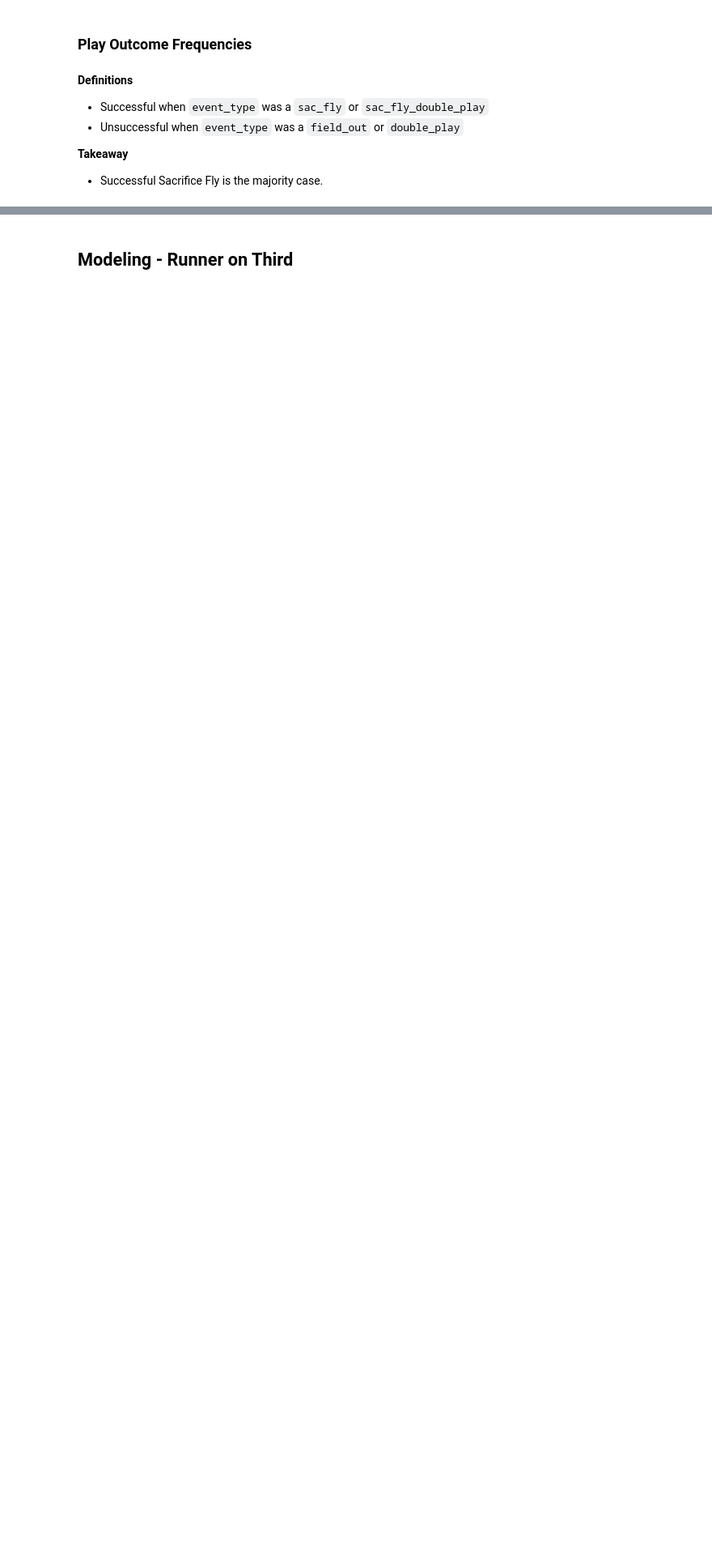
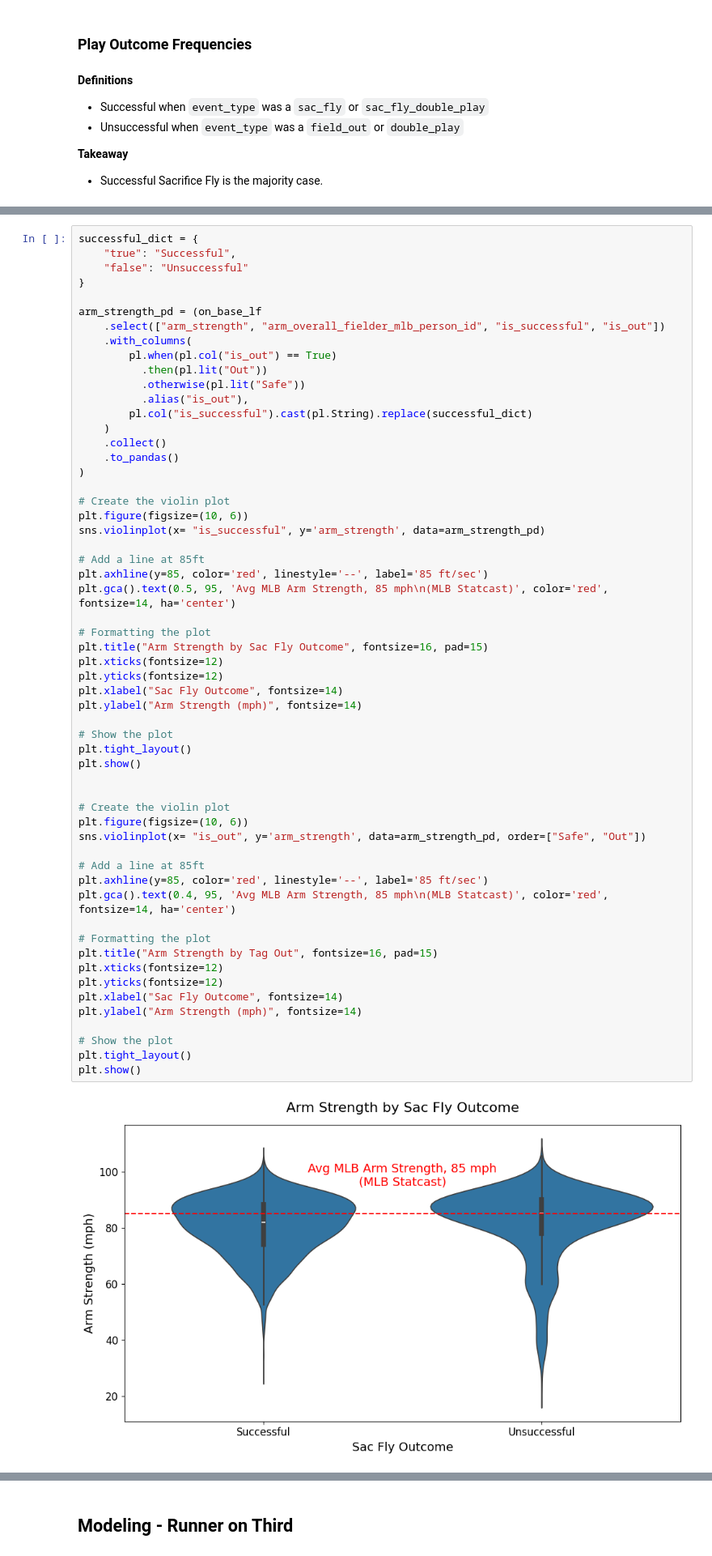
Before and after one commit to Dodgers-Capstone/Sacrifice-Fly-Modeling, a Jupyter notebook: notebooks/1_master.ipynb, the cells around one changed output, grey strips where cells are left out. Shown at 81% size. Drawn from its saved outputs; the diff is of its cells as text; blank space fills up the shorter version.

```diff
--- a/notebooks/1_master.ipynb
+++ b/notebooks/1_master.ipynb
@@ -129,0 +238,59 @@ plt.show()
+# %%
+successful_dict = {
+    "true": "Successful",
+    "false": "Unsuccessful"
+}
+
+arm_strength_pd = (on_base_lf
+    .select(["arm_strength", "arm_overall_fielder_mlb_person_id", "is_successful", "is_out"])
+    .with_columns(
+        pl.when(pl.col("is_out") == True)
+          .then(pl.lit("Out"))
+          .otherwise(pl.lit("Safe"))
+          .alias("is_out"),
+        pl.col("is_successful").cast(pl.String).replace(successful_dict)
+    )
+    .collect()
+    .to_pandas()
+)
+
+# Create the violin plot
+plt.figure(figsize=(10, 6))
+sns.violinplot(x= "is_successful", y='arm_strength', data=arm_strength_pd)
+
+# Add a line at 85ft
+plt.axhline(y=85, color='red', linestyle='--', label='85 ft/sec')
+plt.gca().text(0.5, 95, 'Avg MLB Arm Strength, 85 mph\n(MLB Statcast)', color='red', fontsize=14, ha='center')
+
+# Formatting the plot
+plt.title("Arm Strength by Sac Fly Outcome", fontsize=16, pad=15)
+plt.xticks(fontsize=12)
+plt.yticks(fontsize=12)
+plt.xlabel("Sac Fly Outcome", fontsize=14)
+plt.ylabel("Arm Strength (mph)", fontsize=14)
+
+# Show the plot
+plt.tight_layout()
+plt.show()
+
+
+# Create the violin plot
+plt.figure(figsize=(10, 6))
+sns.violinplot(x= "is_out", y='arm_strength', data=arm_strength_pd, order=["Safe", "Out"])
+
+# Add a line at 85ft
+plt.axhline(y=85, color='red', linestyle='--', label='85 ft/sec')
+plt.gca().text(0.4, 95, 'Avg MLB Arm Strength, 85 mph\n(MLB Statcast)', color='red', fontsize=14, ha='center')
+
+# Formatting the plot
+plt.title("Arm Strength by Tag Out", fontsize=16, pad=15)
+plt.xticks(fontsize=12)
+plt.yticks(fontsize=12)
+plt.xlabel("Sac Fly Outcome", fontsize=14)
+plt.ylabel("Arm Strength (mph)", fontsize=14)
+
+# Show the plot
+plt.tight_layout()
+plt.show()
+# %% [output]
+[figure, added]
```
Also changed, not shown: parts of 22 cells of this notebook.
